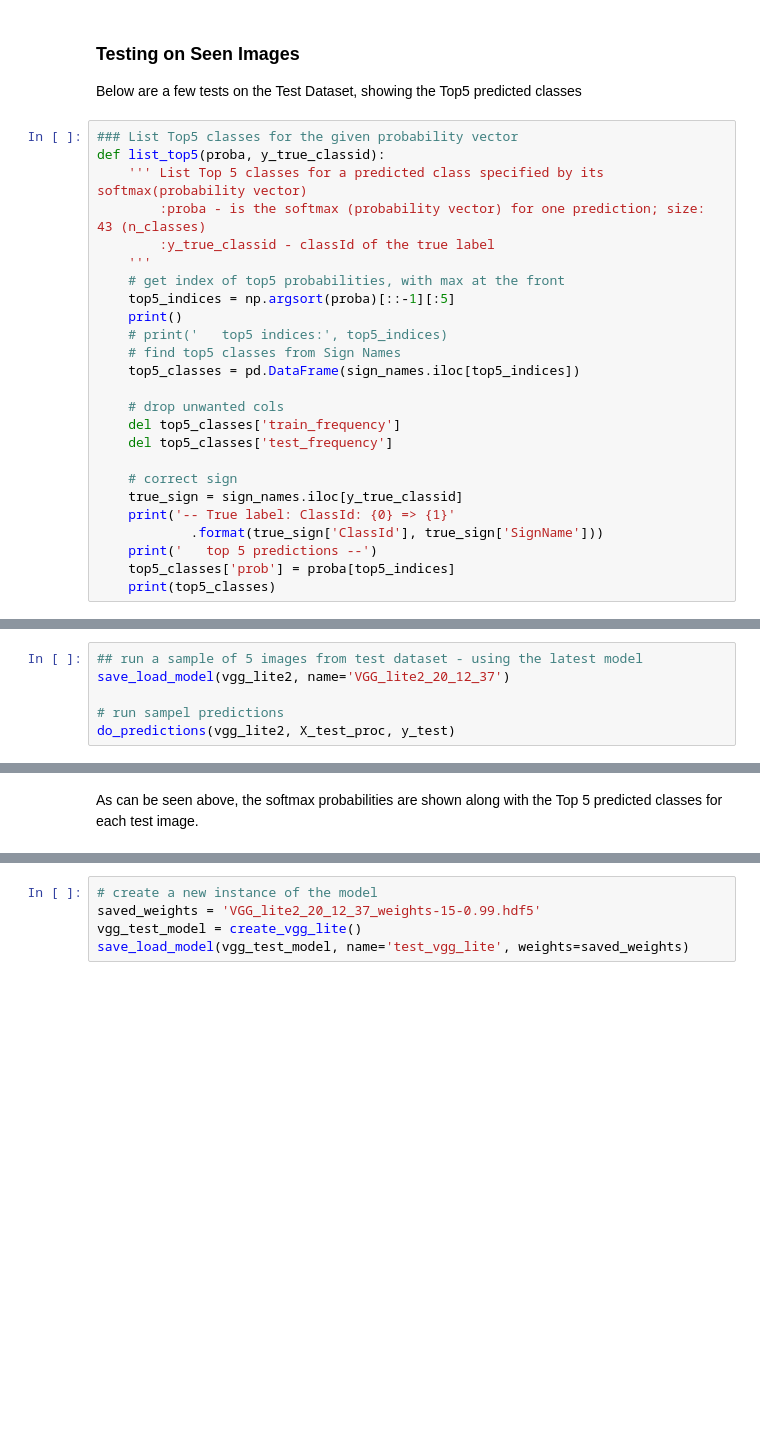
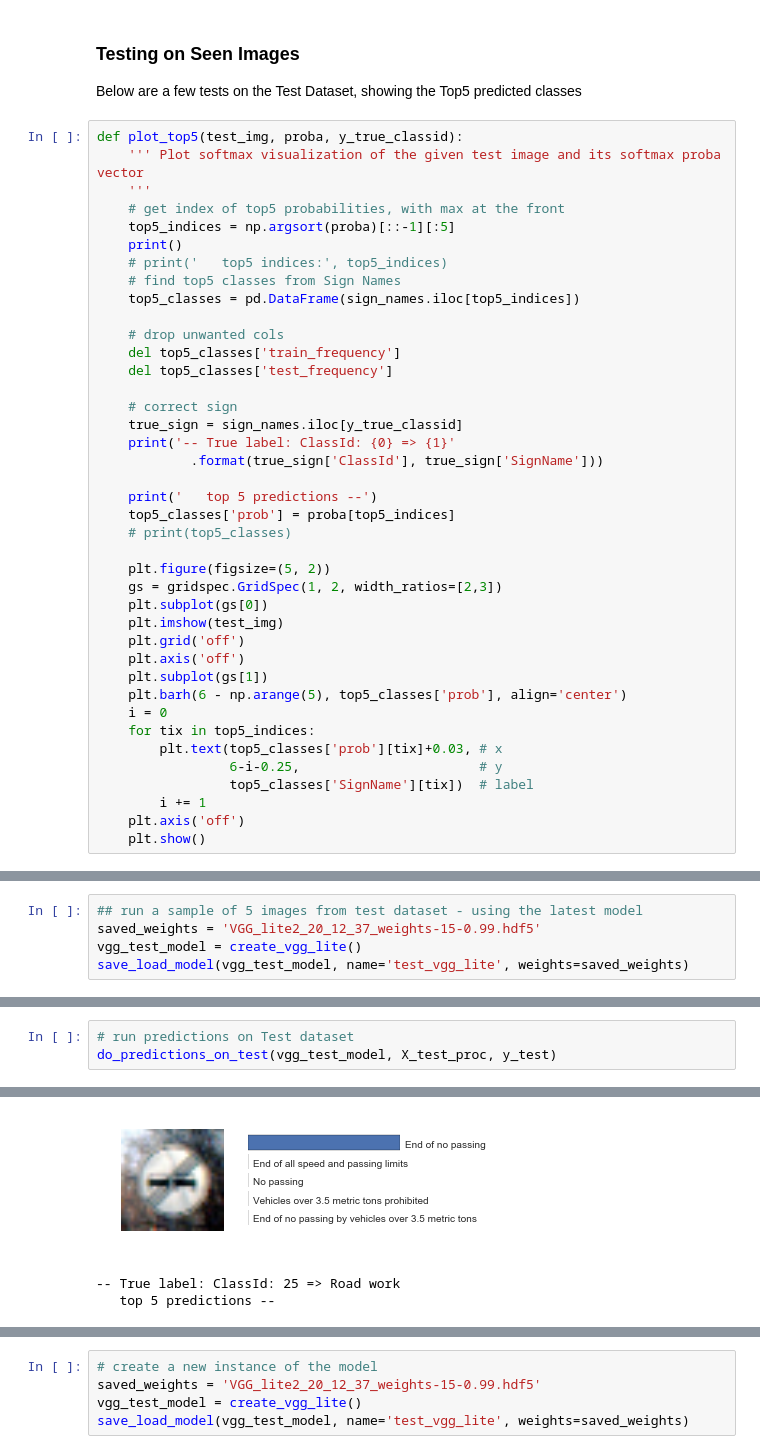
Before and after one commit to laventura/CarND-Traffic-Sign-Classifier-Project, a Jupyter notebook: Traffic_Sign_Classifier.ipynb, the cells around one changed output, grey strips where cells are left out. Saved outputs shown, nothing was run; the diff lists cells and outputs as text; blank space fills up the shorter version.

Commit message:
reworked / clarified Que 7-8; added softmax vis (additional)

```diff
--- a/Traffic_Sign_Classifier.ipynb
+++ b/Traffic_Sign_Classifier.ipynb
@@ -808,11 +808,8 @@ _Note that in the charts just above, the epochs start at # 30, as the model was
 
 Below are a few tests on the Test Dataset, showing the Top5 predicted classes
 # %%
-### List Top5 classes for the given probability vector
-def list_top5(proba, y_true_classid):
-    ''' List Top 5 classes for a predicted class specified by its softmax(probability vector)
-        :proba - is the softmax (probability vector) for one prediction; size: 43 (n_classes)
-        :y_true_classid - classId of the true label
+def plot_top5(test_img, proba, y_true_classid):
+    ''' Plot softmax visualization of the given test image and its softmax proba vector
     '''
     # get index of top5 probabilities, with max at the front
     top5_indices = np.argsort(proba)[::-1][:5]
@@ -829,7 +826,25 @@ def list_top5(proba, y_true_classid):
     true_sign = sign_names.iloc[y_true_classid]
     print('-- True label: ClassId: {0} => {1}'
             .format(true_sign['ClassId'], true_sign['SignName']))
+
     print('   top 5 predictions --')
     top5_classes['prob'] = proba[top5_indices]
-    print(top5_classes)
+    # print(top5_classes)
+
+    plt.figure(figsize=(5, 2))
+    gs = gridspec.GridSpec(1, 2, width_ratios=[2,3])
+    plt.subplot(gs[0])
+    plt.imshow(test_img)
+    plt.grid('off')
+    plt.axis('off')
+    plt.subplot(gs[1])
+    plt.barh(6 - np.arange(5), top5_classes['prob'], align='center')
+    i = 0
+    for tix in top5_indices:
+        plt.text(top5_classes['prob'][tix]+0.03, # x
+                 6-i-0.25,                       # y
+                 top5_classes['SignName'][tix])  # label
+        i += 1
+    plt.axis('off')
+    plt.show()
 # %%
@@ -874,7 +877,6 @@ def do_predictions(model, X, y):
 # %%
 ## run a sample of 5 images from test dataset - using the latest model
-save_load_model(vgg_lite2, name='VGG_lite2_20_12_37')
-
-# run sampel predictions
-do_predictions(vgg_lite2, X_test_proc, y_test)
+saved_weights = 'VGG_lite2_20_12_37_weights-15-0.99.hdf5'
+vgg_test_model = create_vgg_lite()
+save_load_model(vgg_test_model, name='test_vgg_lite', weights=saved_weights)
 # %% [output]
@@ -898,2 +900,4 @@ Doing softmax proba predictions on 5 samples
-# %% [markdown]
-As can be seen above, the softmax probabilities are shown along with the Top 5 predicted classes for each test image.
+# %%
+# run predictions on Test dataset
+do_predictions_on_test(vgg_test_model, X_test_proc, y_test)
+# %% [output]
@@ -899,0 +912,3 @@ As can be seen above, the softmax probabilities are shown along with the Top 5 p
+[figure, added]
+-- True label: ClassId: 25 => Road work
+   top 5 predictions --
```
Also changed, not shown: parts of 11 cells of this notebook.
